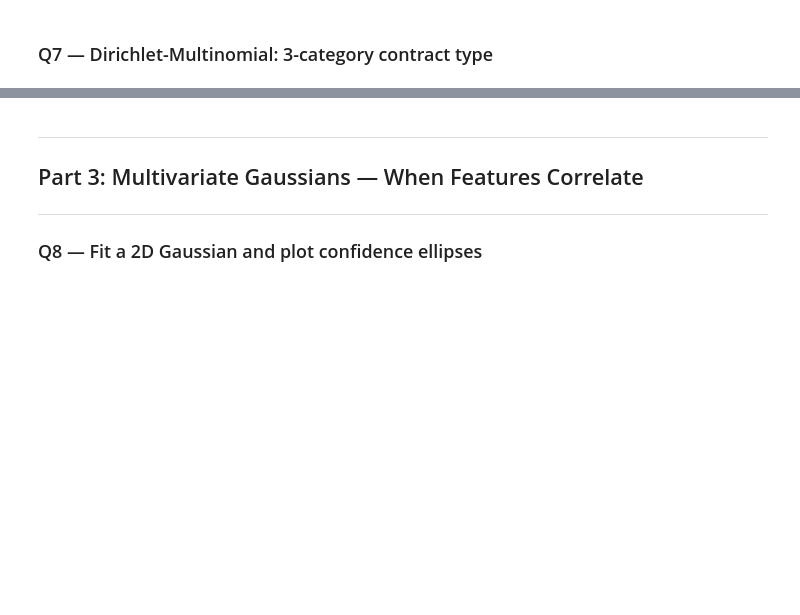
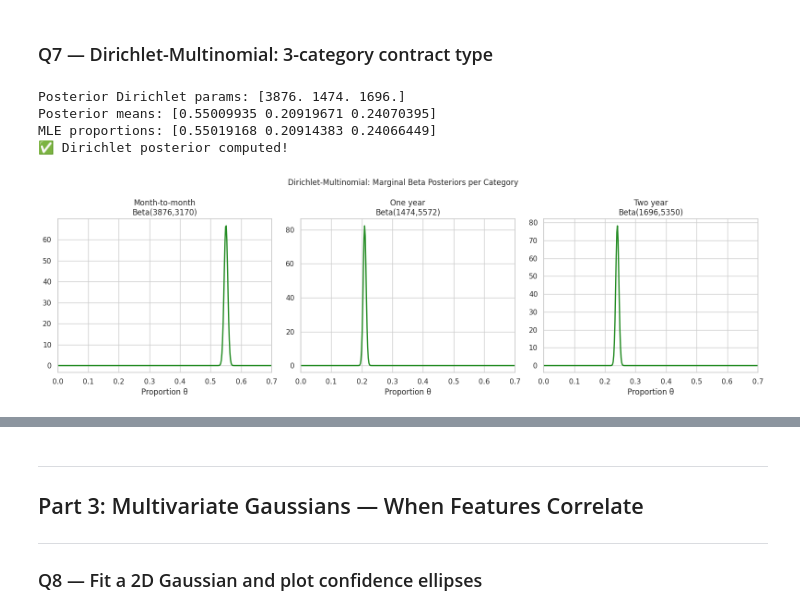
Before and after one commit to AshutoshDhungana/Fusemachine_AiFellowship, a Jupyter notebook: Wk6_Probabilistic_Model/W6_Probabilistic_Models_Assignment.ipynb, the cells around one changed output, grey strips where cells are left out. Drawn from its saved outputs; the diff is of its cells as text; code cells hidden in the pictures; blank space fills up the shorter version.

```diff
--- a/Wk6_Probabilistic_Model/W6_Probabilistic_Models_Assignment.ipynb
+++ b/Wk6_Probabilistic_Model/W6_Probabilistic_Models_Assignment.ipynb
@@ -343,35 +342,38 @@ print(f"Bayesian: n = {bayes_n}  |  Frequentist: n = {freq_n}")
 ### Q7 — Dirichlet-Multinomial: 3-category contract type
 # %%
 categories  = ['Month-to-month', 'One year', 'Two year']
-prior_alpha = np.array([1.0, 1.0, 1.0])   # flat Dirichlet prior — do not change
+prior_alpha = np.array([1.0, 1.0, 1.0])
 
-# YOUR CODE HERE
-# 1. Count observations for each contract category in the full dataset
-# 2. Compute posterior Dirichlet parameters = prior + counts
-# 3. Report posterior means for each category
-counts           = None   # np.array of shape (3,) — counts per category
-posterior_alpha  = None   # prior_alpha + counts
-raise NotImplementedError("Compute Dirichlet posterior parameters")
+# Count observations
+counts = np.array([df[df['Contract'] == cat].shape[0] for cat in categories])
+posterior_alpha = prior_alpha + counts
 
-# ── SELF-CHECK ────────────────────────────────────────────────────────────────
+# ── SELF-CHECK ────────────────────────────────────────────────
 assert len(posterior_alpha) == 3
 assert posterior_alpha.sum() == prior_alpha.sum() + counts.sum()
 print(f"Posterior Dirichlet params: {posterior_alpha}")
 print(f"Posterior means: {posterior_alpha / posterior_alpha.sum()}")
 print(f"MLE proportions: {counts / counts.sum()}")
 print("✅ Dirichlet posterior computed!")
 
-# Plot marginal Beta posteriors for each category
+# Plot marginal Beta posteriors
 theta_r = np.linspace(0.001, 0.999, 500)
 fig, axes = plt.subplots(1, 3, figsize=(16, 5))
 
 for ax, (cat, a_j) in zip(axes, zip(categories, posterior_alpha)):
     b_j = posterior_alpha.sum() - a_j
-    # YOUR CODE HERE: plot the marginal Beta(a_j, b_j) posterior for this category
-    raise NotImplementedError("Plot marginal Beta posterior for each contract category")
+    pdf = beta_dist.pdf(theta_r, a_j, b_j)
+    ax.plot(theta_r, pdf, color='forestgreen', lw=2)
     ax.set_title(f'{cat}\nBeta({a_j:.0f},{b_j:.0f})')
     ax.set_xlabel('Proportion θ')
+    ax.set_xlim(0, 0.7)
 
 plt.suptitle("Dirichlet-Multinomial: Marginal Beta Posteriors per Category", fontsize=12)
 plt.tight_layout(); plt.show()
+# %% [output]
+Posterior Dirichlet params: [3876. 1474. 1696.]
+Posterior means: [0.55009935 0.20919671 0.24070395]
+MLE proportions: [0.55019168 0.20914383 0.24066449]
+✅ Dirichlet posterior computed!
+[figure, added]
 # %%
```
Also changed, not shown: parts of 36 cells of this notebook.
